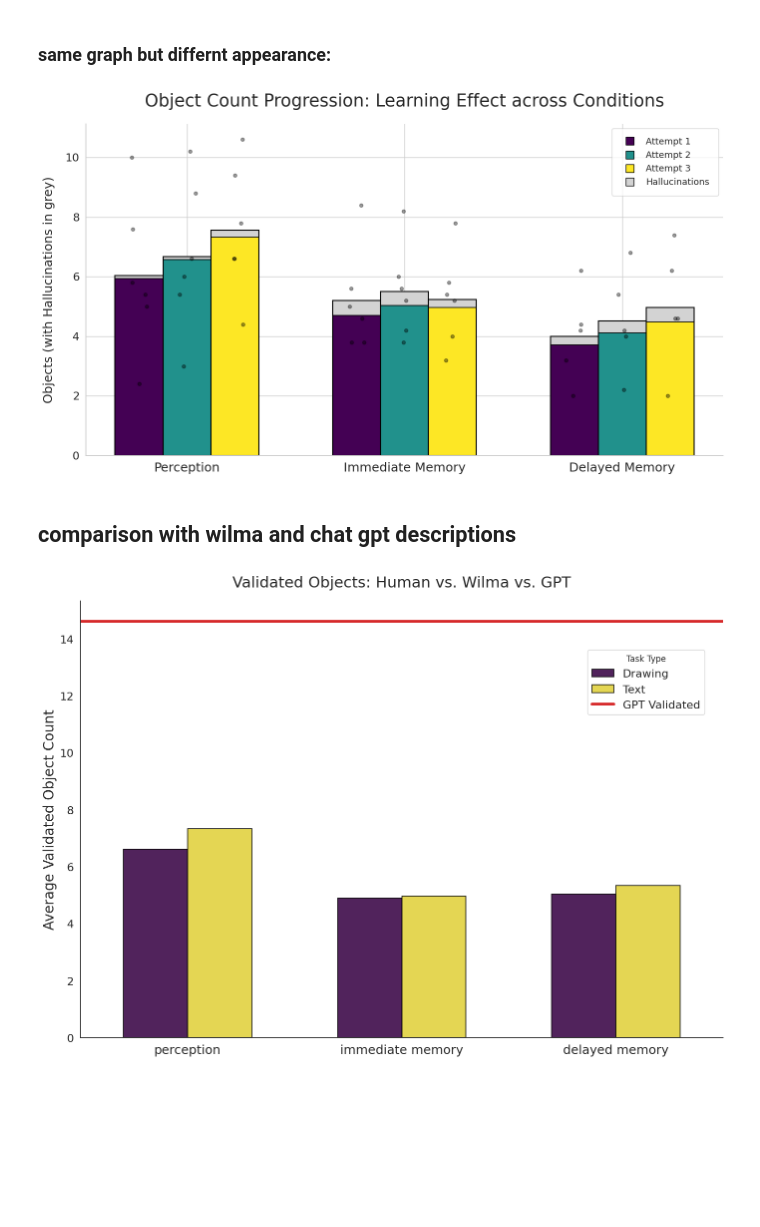
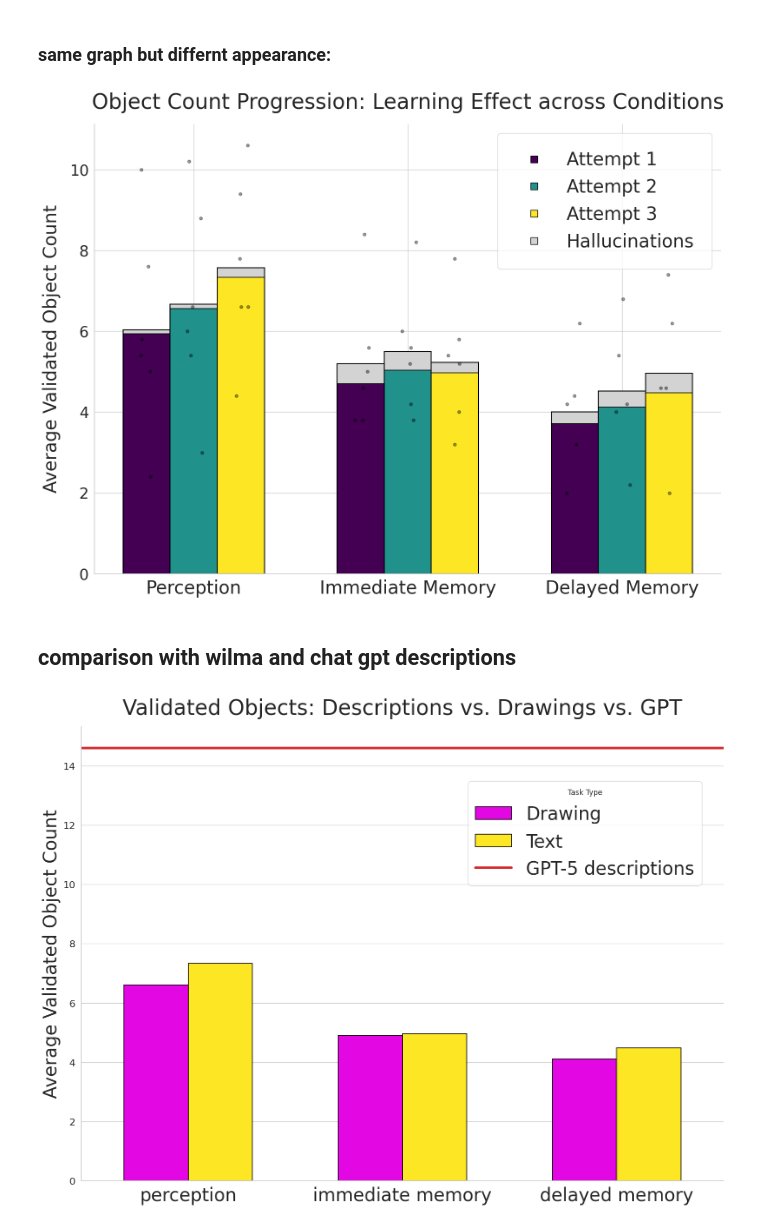
Before and after one commit to AnatKordon/Imagination_in_translation, a Jupyter notebook: analysis/nlp_analysis/corrected_objects_analysis.ipynb, the cells around one changed output. Cells and saved outputs as stored; diff of their text form; code cells hidden in the pictures; blank space fills up the shorter version.

```diff
--- a/analysis/nlp_analysis/corrected_objects_analysis.ipynb
+++ b/analysis/nlp_analysis/corrected_objects_analysis.ipynb
@@ -290,6 +171,16 @@ import matplotlib.pyplot as plt
 import numpy as np
 import seaborn as sns
 from matplotlib.lines import Line2D
+
+# 1. Aggregation: Get the average per user per condition per attempt
+# This ensures the height of the bars matches the individual black dots' distribution
+per_user_stats = df.groupby(['uid', 'condition', 'attempt']).agg({
+    'n_validated': 'mean',
+    'n_invalid_not_in_image': 'mean'
+}).reset_index()
+
+# Calculate the mean for the bars
+final_stats = per_user_stats.groupby(['condition', 'attempt']).mean(numeric_only=True).reset_index()
 
 # 1. Aggregation (Assuming df and per_user_stats are ready)
 per_user_stats['total_extracted'] = per_user_stats['n_validated'] + per_user_stats['n_invalid_not_in_image']
@@ -297,7 +188,7 @@ final_stats = per_user_stats.groupby(['condition', 'attempt']).mean(numeric_only
 
 # 2. Setup
 sns.set_theme(style="whitegrid")
-fig, ax = plt.subplots(figsize=(14, 8))
+fig, ax = plt.subplots(figsize=(16, 12))
 
 conditions = ['perception', 'immediate memory', 'delayed memory']
 attempts = [1, 2, 3]
@@ -338,39 +229,39 @@ for i, attempt in enumerate(attempts):
 for i, attempt in enumerate(attempts):
     for j, condition in enumerate(conditions):
         dot_data = per_user_stats[(per_user_stats['condition'] == condition) &
                                   (per_user_stats['attempt'] == attempt)]
         bar_pos = j + (i - 1) * width
         x_jitter = np.random.uniform(-0.04, 0.04, size=len(dot_data))
         ax.scatter(bar_pos + x_jitter, dot_data['total_extracted'],
                    color='black', alpha=0.4, s=25, zorder=3)
 
 # 6. Final Polish
-ax.set_title('Object Count Progression: Learning Effect across Conditions', fontsize=25, pad=25)
-ax.set_ylabel('Objects (with Hallucinations in grey)', fontsize=18, labelpad=15)
+ax.set_title('Object Count Progression: Learning Effect across Conditions', fontsize=35, pad=25)
+ax.set_ylabel('Average Validated Object Count', fontsize=30, labelpad=15)
 
 ax.set_xticks(x)
-ax.set_xticklabels([c.title() for c in conditions], fontsize=18)
-plt.yticks(fontsize=16)
+ax.set_xticklabels([c.title() for c in conditions], fontsize=30)
+plt.yticks(fontsize=25)
 
 # Remove X label title
 ax.xaxis.label.set_visible(False)
 
 # 7. Legend (REVERTED to flat style, removed shadow)
 legend_elements = [
     Line2D([0], [0], color=attempt_colors[1], lw=0, label='Attempt 1', marker='s', markeredgecolor='black', markersize=12, linestyle='None'),
     Line2D([0], [0], color=attempt_colors[2], lw=0, label='Attempt 2', marker='s', markeredgecolor='black', markersize=12, linestyle='None'),
     Line2D([0], [0], color=attempt_colors[3], lw=0, label='Attempt 3', marker='s', markeredgecolor='black', markersize=12, linestyle='None'),
     Line2D([0], [0], color=grey_color, lw=0, label='Hallucinations', marker='s', markeredgecolor='black', markersize=12, linestyle='None')
 ]
 
 # Set shadow=False for the previous flat look
-ax.legend(handles=legend_elements, loc='upper right', fontsize=13, frameon=True, shadow=False, borderpad=1)
+ax.legend(handles=legend_elements, loc='upper right', fontsize=30, frameon=True, shadow=False, borderpad=1)
 
 sns.despine()
 plt.tight_layout()
 plt.show()
 # %% [output]
-[figure, old version]
+[figure, new version]
 # %% [markdown]
 ## comparison with wilma and chat gpt descriptions
 # %%
@@ -400,8 +291,8 @@ condition_order = ['perception', 'immediate memory', 'delayed memory']
 gpt_val = gpt_df['n_validated'].mean()
 
 # 4. Plotting
-plt.figure(figsize=(14, 10))
-sns.set_theme(style="white")
+plt.figure(figsize=(16, 12))
+sns.set_theme(style="whitegrid")
 
 ax = sns.barplot(
     data=comparison_df,
@@ -409,8 +300,9 @@ ax = sns.barplot(
     y='count',
     hue='Source',
     order=condition_order,
-    palette=['#440154', '#fde725'], # Purple for Wilma/Descriptions, Yellow for Human/Drawings
-    alpha=0.9,
+    palette=["#E307E3", '#fde725'], # Purple for Wilma/Descriptions, Yellow for Human/Drawings
+    alpha=1,
+    saturation=1,
     errorbar=None,
     width=0.6,
     edgecolor='black',
@@ -421,10 +313,10 @@ ax = sns.barplot(
 ax.axhline(y=gpt_val, color='#d62728', linestyle='-', linewidth=4, label='GPT-5 descriptions', zorder=0)
 
 # 6. Final Polish
-plt.title('Validated Objects: Human vs. Wilma vs. GPT', fontsize=22, pad=20)
-plt.ylabel('Average Validated Object Count', fontsize=20)
+plt.title('Validated Objects: Descriptions vs. Drawings vs. GPT', fontsize=35, pad=20)
+plt.ylabel('Average Validated Object Count', fontsize=30)
 plt.xlabel('', fontsize=0) # Removed label as per previous style
-plt.xticks(fontsize=18)
+plt.xticks(fontsize=30)
 plt.yticks(fontsize=16)
 
 # Handle Legend
@@ -433,11 +325,11 @@ plt.legend(
     title='Task Type',
     loc='upper right',
     bbox_to_anchor=(0.98, 0.9), # Adjust 0.9 to move it further down
-    fontsize=16,
+    fontsize=30,
     frameon=True
 )
 sns.despine()
 plt.tight_layout()
 plt.show()
 # %% [output]
-[figure, old version]
+[figure, new version]
```
Also changed, not shown: parts of 9 cells of this notebook, 9 other files.
